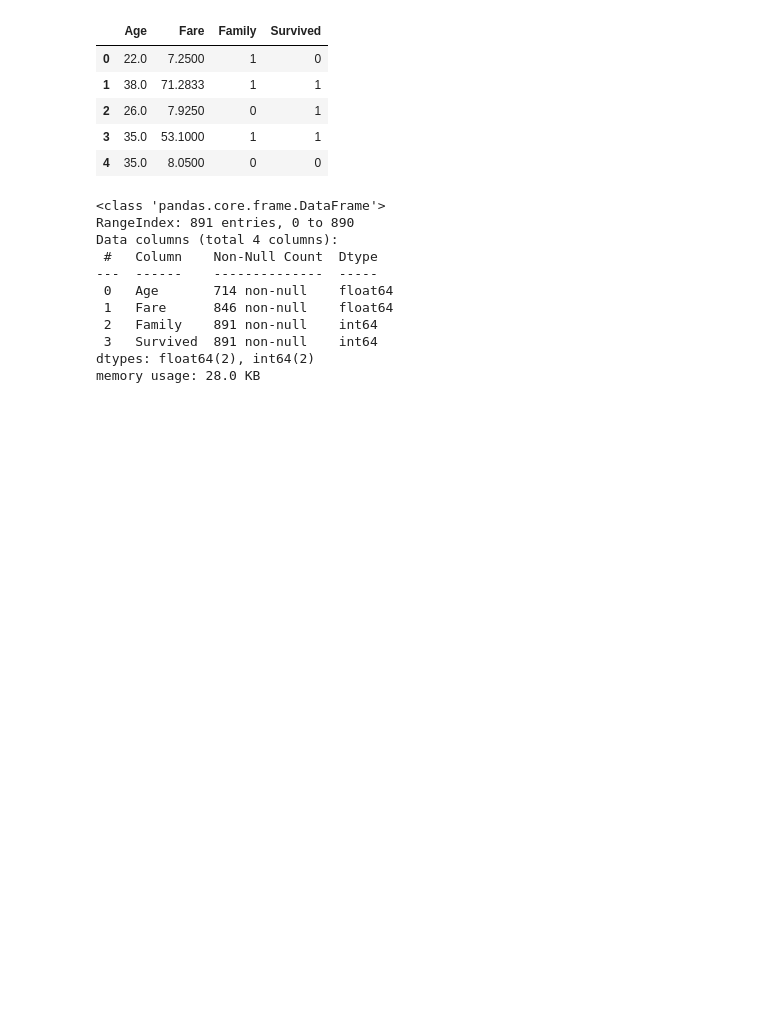
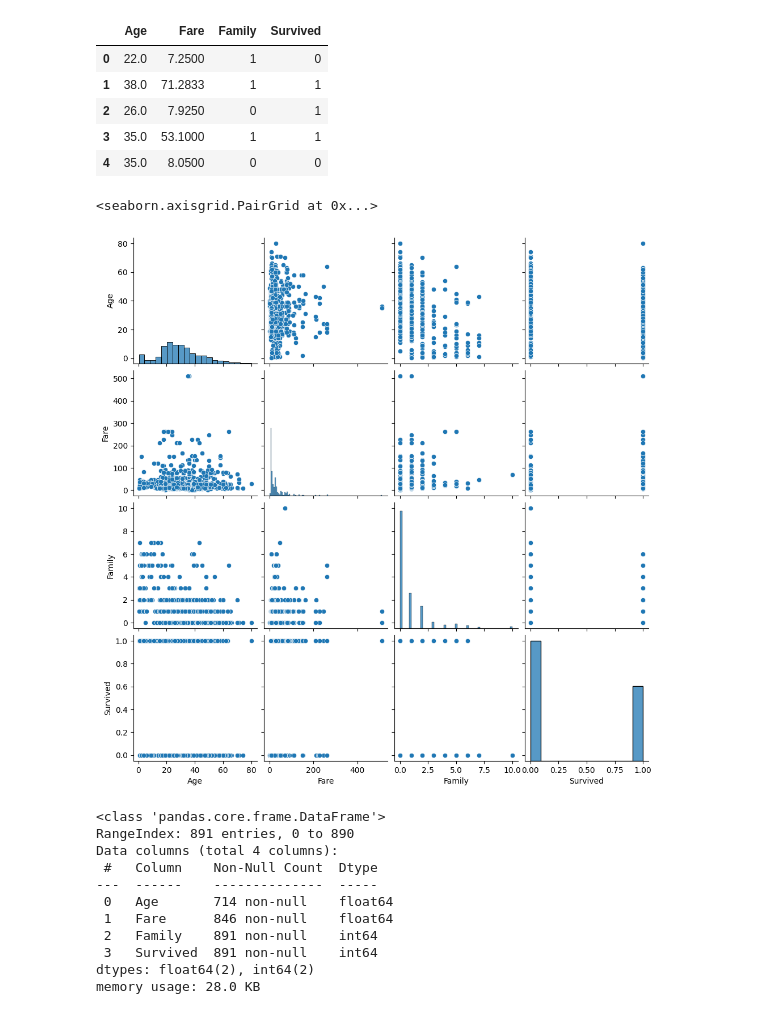
Before and after one commit to stoicsapien1/100-Days-Of-ML, a Jupyter notebook: DAY 15 HANDLE MISSING VALUE/Simple Imputer/Arbitraty impute.ipynb, the cells around one changed output. Cells and saved outputs as stored; diff of their text form; code cells hidden in the pictures; blank space fills up the shorter version.

```diff
--- a/DAY 15 HANDLE MISSING VALUE/Simple Imputer/Arbitraty impute.ipynb
+++ b/DAY 15 HANDLE MISSING VALUE/Simple Imputer/Arbitraty impute.ipynb
@@ -16,6 +16,12 @@ df.head()
 | 2 | 26.0 | 7.9250 | 0 | 1 |
 | 3 | 35.0 | 53.1000 | 1 | 1 |
 | 4 | 35.0 | 8.0500 | 0 | 0 |
+# %%
+import seaborn as sns
+sns.pairplot(df)
+# %% [output]
+<seaborn.axisgrid.PairGrid at 0x...>
+[figure, added]
 # %%
 df.info()
 # %% [output]
```
Also changed, not shown: parts of 1 cell of this notebook, 7 other files.
